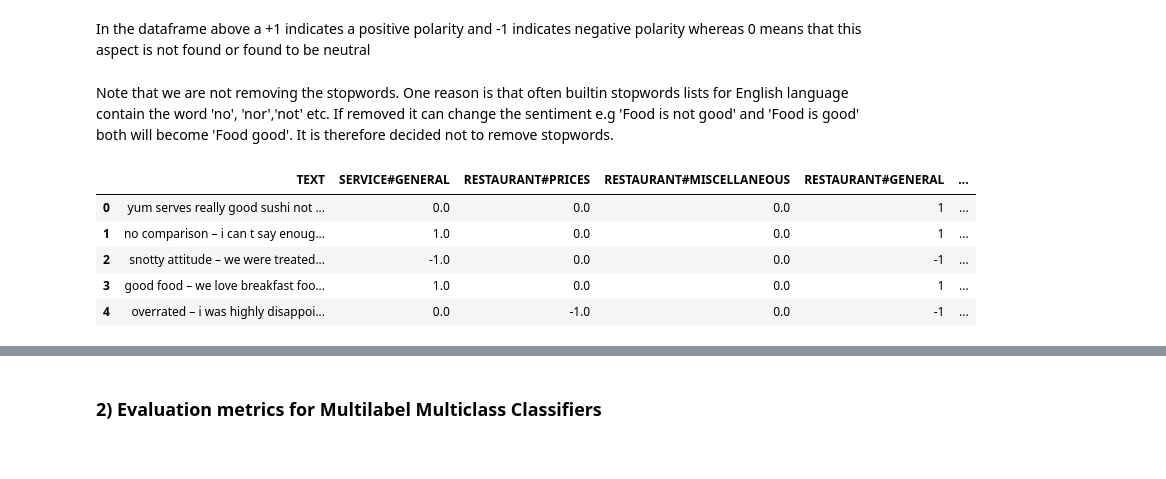
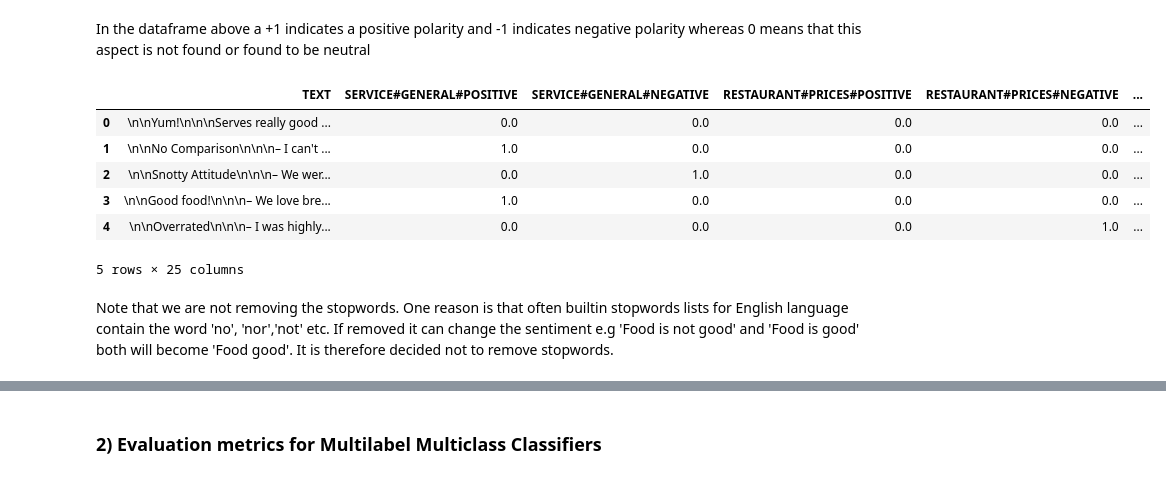
Before and after one commit to umairacheema/absa, a Jupyter notebook: ABSA.ipynb, the cells around one changed output, grey strips where cells are left out. Cells and saved outputs as stored; diff of their text form; code cells hidden in the pictures.

```diff
--- a/ABSA.ipynb
+++ b/ABSA.ipynb
@@ -73,6 +129,20 @@ df_testing.head()
 | 4 | \n\nOverrated\n\n\n– I was highly... | 0.0 | -1.0 | 0.0 | -1 | ... |
 # %% [markdown]
 In the dataframe above a +1 indicates a positive polarity and -1 indicates negative polarity whereas 0 means that this aspect is not found or found to be neutral
+# %%
+#Read multilabel data only
+df_training_multilabel = read_semeval_data_multilabel('data/train.xml')
+df_testing_multilabel = read_semeval_data_multilabel('data/test.xml')
+# %%
+df_testing_multilabel.head()
+# %% [output]
+|  | TEXT | SERVICE#GENERAL#POSITIVE | SERVICE#GENERAL#NEGATIVE | RESTAURANT#PRICES#POSITIVE | RESTAURANT#PRICES#NEGATIVE | ... |
+| 0 | \n\nYum!\n\n\nServes really good ... | 0.0 | 0.0 | 0.0 | 0.0 | ... |
+| 1 | \n\nNo Comparison\n\n\n– I can't ... | 1.0 | 0.0 | 0.0 | 0.0 | ... |
+| 2 | \n\nSnotty Attitude\n\n\n– We wer... | 0.0 | 1.0 | 0.0 | 0.0 | ... |
+| 3 | \n\nGood food!\n\n\n– We love bre... | 1.0 | 0.0 | 0.0 | 0.0 | ... |
+| 4 | \n\nOverrated\n\n\n– I was highly... | 0.0 | 0.0 | 0.0 | 1.0 | ... |
+5 rows × 25 columns
 # %%
 #Function to clean the text data
 #Remove punctuations, newline characters and convert to lowercase.
@@ -117,9 +172,0 @@ df_testing['TEXT'] = df_testing['TEXT'].apply(clean_text_data)
-# %%
-df_testing.head()
-# %% [output]
-|  | TEXT | SERVICE#GENERAL | RESTAURANT#PRICES | RESTAURANT#MISCELLANEOUS | RESTAURANT#GENERAL | ... |
-| 0 | yum serves really good sushi not ... | 0.0 | 0.0 | 0.0 | 1 | ... |
-| 1 | no comparison – i can t say enoug... | 1.0 | 0.0 | 0.0 | 1 | ... |
-| 2 | snotty attitude – we were treated... | -1.0 | 0.0 | 0.0 | -1 | ... |
-| 3 | good food – we love breakfast foo... | 1.0 | 0.0 | 0.0 | 1 | ... |
-| 4 | overrated – i was highly disappoi... | 0.0 | -1.0 | 0.0 | -1 | ... |
```
Also changed, not shown: parts of 62 cells of this notebook, 2 other files.
